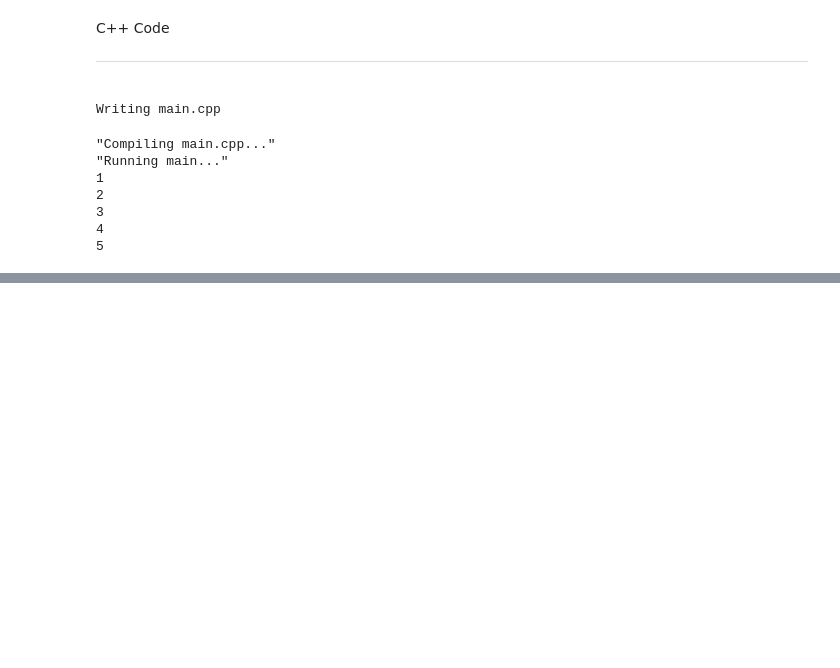
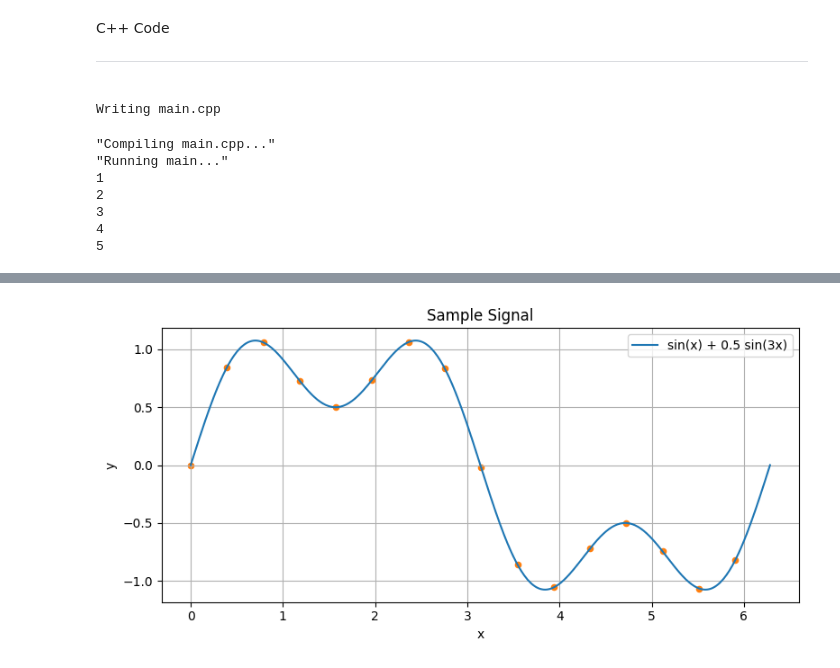
Before and after one commit to hammadshakeelai/Cpp-for-Beginners, a Jupyter notebook: C++/main cpp/vector/main.ipynb, the cells around one changed output, grey strips where cells are left out. Saved outputs shown, nothing was run; the diff lists cells and outputs as text; code cells hidden in the pictures; blank space fills up the shorter version.

```diff
--- a/C++/main cpp/vector/main.ipynb
+++ b/C++/main cpp/vector/main.ipynb
@@ -128,3 +128,30 @@ vector1.resize(10, -1); // Initialize a 1D vector with 10 elements, all set to -
 # %% [markdown]
 <!-- ![C++ Logo](ISO_C++_Logo.svg.png) -->
 <img src="ISO_C++_Logo.svg.png" width="200">
+# %%
+import numpy as np
+
+import matplotlib.pyplot as plt
+
+# sample data
+x = np.linspace(0, 2 * np.pi, 400)
+y = np.sin(x) + 0.5 * np.sin(3 * x)
+
+# plot
+plt.figure(figsize=(8, 4))
+plt.plot(x, y, label='sin(x) + 0.5 sin(3x)', color='tab:blue')
+plt.scatter(x[::25], y[::25], color='tab:orange', s=20)
+plt.title('Sample Signal')
+plt.xlabel('x')
+plt.ylabel('y')
+plt.grid(True)
+plt.legend()
+plt.tight_layout()
+
+# save to file
+plt.savefig('graph.png', dpi=150, bbox_inches='tight')
+
+# display in notebook
+plt.show()
+# %% [output]
+[figure, added]
```
Also changed, not shown: parts of 6 cells of this notebook, 4 other files.
